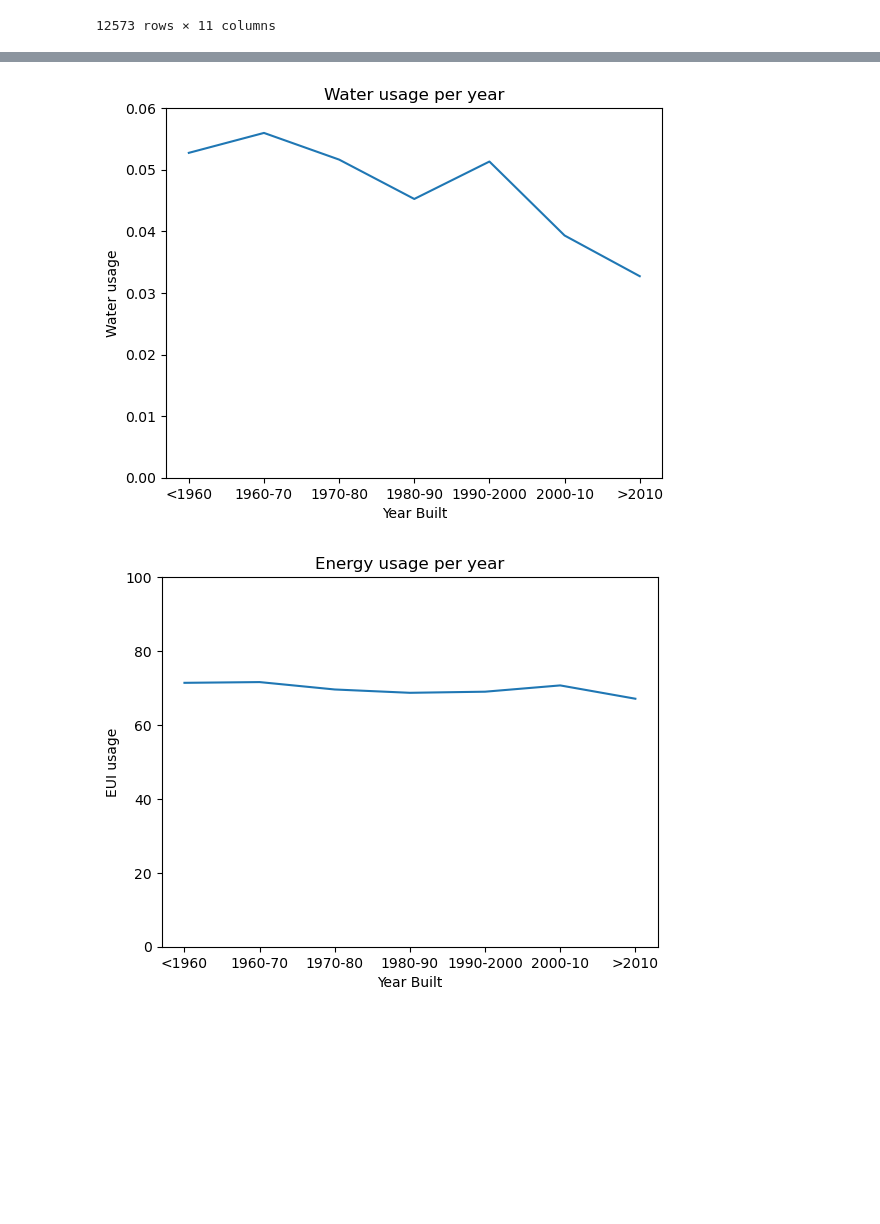
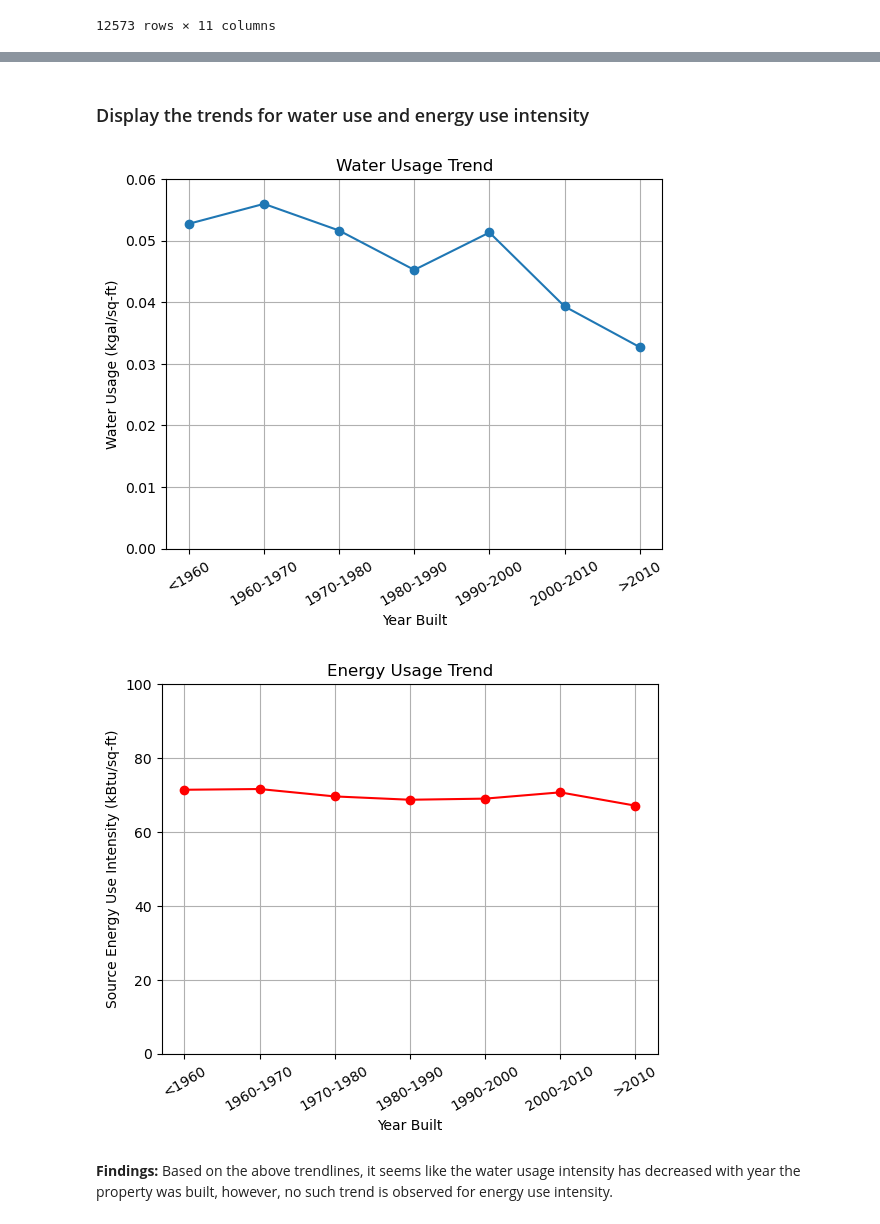
Before and after one commit to yashkansal97/LA_Energy_Water_Analysis, a Jupyter notebook: P1_Energy_Water_Analysis.ipynb, the cells around one changed output, grey strips where cells are left out. Saved outputs shown, nothing was run; the diff lists cells and outputs as text; code cells hidden in the pictures; blank space fills up the shorter version.

Commit message:
Finished Notebook and Added Figures

```diff
--- a/P1_Energy_Water_Analysis.ipynb
+++ b/P1_Energy_Water_Analysis.ipynb
@@ -33,7 +34,9 @@ WARNING:root:Requests made without an app_token will be subject to strict thrott
 | 4 | 4715 S ALAMEDA ST | 488532822539 | COMPLIED | 90058 | 2021 | 011 | 50,000 to 99,999 sqft | ... |
 5 rows × 28 columns
 # %%
+# Create another dataframe to only include columns we would be using and drop rows with the NaN and "Not Available" values
 results_clean_df = results_df.loc[:,['building_id', 'total_ghg_emissions', 'occupancy', 'primary_property_1', 'property_gfa_1', \
 'water_use', 'weather_normalized_3', 'weather_normalized_4', 'year_built']]
-results = results_clean_df.replace("Not Available", np.nan)
-results = results.dropna()
+results_NaN = results_clean_df.replace("Not Available", np.nan)
+results = results_NaN.dropna()
+results.head()
@@ -362,9 +400,10 @@ plt.show()
 # %%
-#create bins for year built column
+# Create bins for year built column
 bins = [0, 1960, 1970, 1980, 1990, 2000, 2010, 2023]
-labels = ['<1960','1960-70','1970-80','1980-90','1990-2000','2000-10','>2010']
-buildings_df['binned'] = pd.cut(buildings_df['year_built'], bins=bins, labels=labels)
-buildings_df
+labels = ['<1960','1960-1970','1970-1980','1980-1990','1990-2000','2000-2010','>2010']
+buildings_4_df = buildings_df
+buildings_4_df['binned'] = pd.cut(buildings_4_df['year_built'], bins=bins, labels=labels)
+buildings_4_df
 # %% [output]
 |  | building_id | total_ghg_emissions | occupancy | primary_property_1 | property_gfa_1 | water_use | ... |
 | 1 | 476102819647 | 138.1 | 100.0 | Multifamily Housing | 44769.0 | 2859.8 | ... |
@@ -380,11 +419,11 @@ buildings_df
 | 52582 | 449741849505 | 86.6 | 100.0 | Multifamily Housing | 51644.0 | 1416.1 | ... |
 21984 rows × 10 columns
 # %%
-#dividing water use by property gross footage area
-buildings_df["water_per_gfa"] = buildings_df["water_use"]/buildings_df["property_gfa_1"]
+# Create a column where the value is water use divided by property gross footage area
+buildings_4_df["water_per_gfa"] = buildings_4_df["water_use"]/buildings_4_df["property_gfa_1"]
 # %%
-# filter dataframe by Multifamily housing
-filter_buildings_df = buildings_df.loc[buildings_df['primary_property_1']== 'Multifamily Housing']
+# Filter dataframe by Multifamily housing
+filter_buildings_df = buildings_4_df.loc[buildings_4_df['primary_property_1']== 'Multifamily Housing']
 filter_buildings_df
 # %% [output]
 |  | building_id | total_ghg_emissions | occupancy | primary_property_1 | property_gfa_1 | water_use | ... |
@@ -423,18 +474,30 @@ x
+# %% [markdown]
+### Display the trends for water use and energy use intensity
 # %%
-groups['water_per_gfa'].plot.line()
+# Plot Water Use Trend
+groups['water_per_gfa'].plot.line(style='o-')
 plt.xlabel("Year Built")
-plt.ylabel("Water usage")
+plt.ylabel("Water Usage (kgal/sq-ft)")
 plt.ylim([0, 0.06])
-plt.title("Water usage per year")
+plt.xticks(rotation=30)
+plt.grid()
+plt.title("Water Usage Trend")
+plt.savefig('Figures/4A. Water per Decade.png', bbox_inches='tight')
 plt.show()
 # %% [output]
-[figure, old version]
+[figure, new version]
 # %%
-groups['WN_source_eui'].plot.line()
+# Plot Energy Use Trend
+groups['WN_source_eui'].plot.line(style='o-', color = 'r')
 plt.xlabel("Year Built")
-plt.ylabel("EUI usage")
+plt.ylabel("Source Energy Use Intensity (kBtu/sq-ft)")
 plt.ylim([0,100])
-plt.title("Energy usage per year")
+plt.xticks(rotation=30)
+plt.grid()
+plt.title("Energy Usage Trend")
+plt.savefig('Figures/4B. Energy per Decade.png', bbox_inches='tight')
 plt.show()
 # %% [output]
-[figure, old version]
+[figure, new version]
+# %% [markdown]
+**Findings:** Based on the above trendlines, it seems like the water usage intensity has decreased with year the property was built, however, no such trend is observed for energy use intensity.
```
Also changed, not shown: parts of 46 cells of this notebook, 12 other files.
